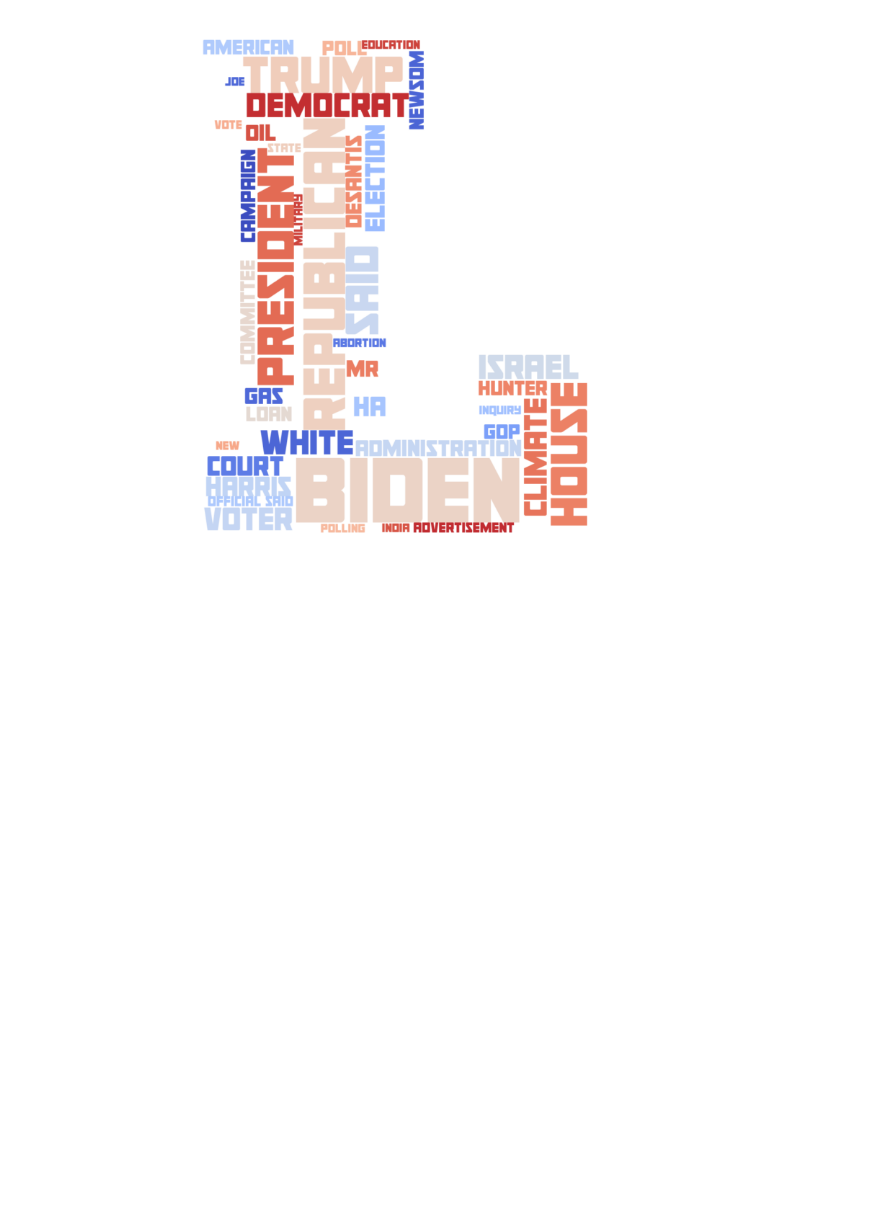
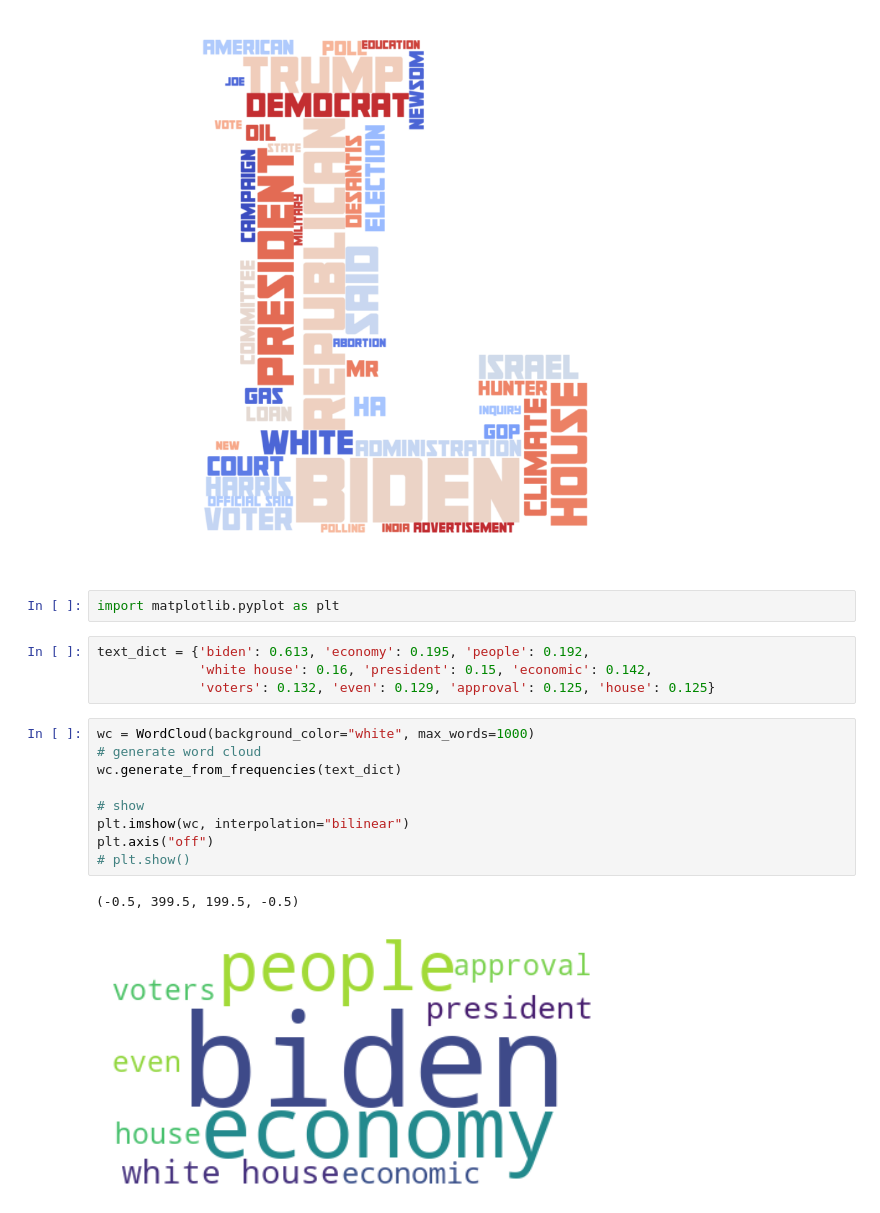
Before and after one commit to zulu-tango/news_and_echo_bubbles, a Jupyter notebook: notebooks/BK/BK_visuals.ipynb, the cells around one changed output. Drawn from its saved outputs; the diff is of its cells as text; blank space fills up the shorter version.

Commit message:
one more wordcloud using a dict

```diff
--- a/notebooks/BK/BK_visuals.ipynb
+++ b/notebooks/BK/BK_visuals.ipynb
@@ -244,3 +244,21 @@ plt.axis("off")
 plt.show()
 # %% [output]
 [figure]
+# %%
+import matplotlib.pyplot as plt
+# %%
+text_dict = {'biden': 0.613, 'economy': 0.195, 'people': 0.192,
+             'white house': 0.16, 'president': 0.15, 'economic': 0.142,
+             'voters': 0.132, 'even': 0.129, 'approval': 0.125, 'house': 0.125}
+# %%
+wc = WordCloud(background_color="white", max_words=1000)
+# generate word cloud
+wc.generate_from_frequencies(text_dict)
+
+# show
+plt.imshow(wc, interpolation="bilinear")
+plt.axis("off")
+# plt.show()
+# %% [output]
+(-0.5, 399.5, 199.5, -0.5)
+[figure, added]
```
